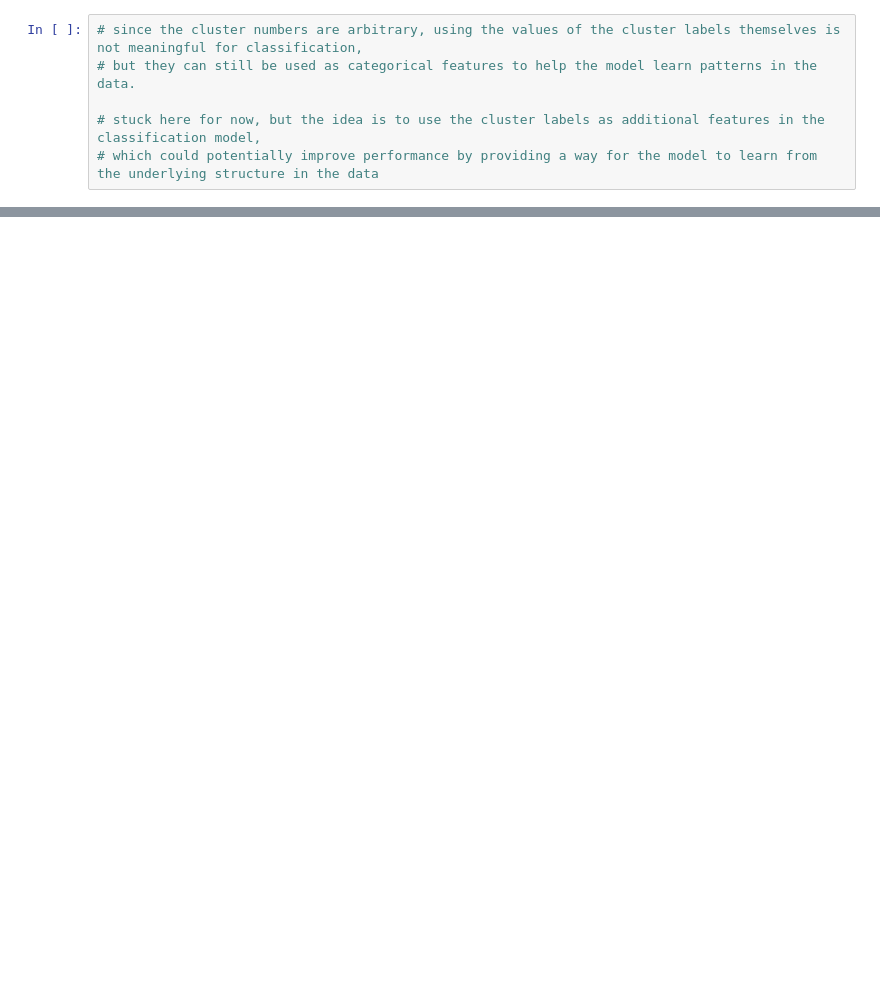
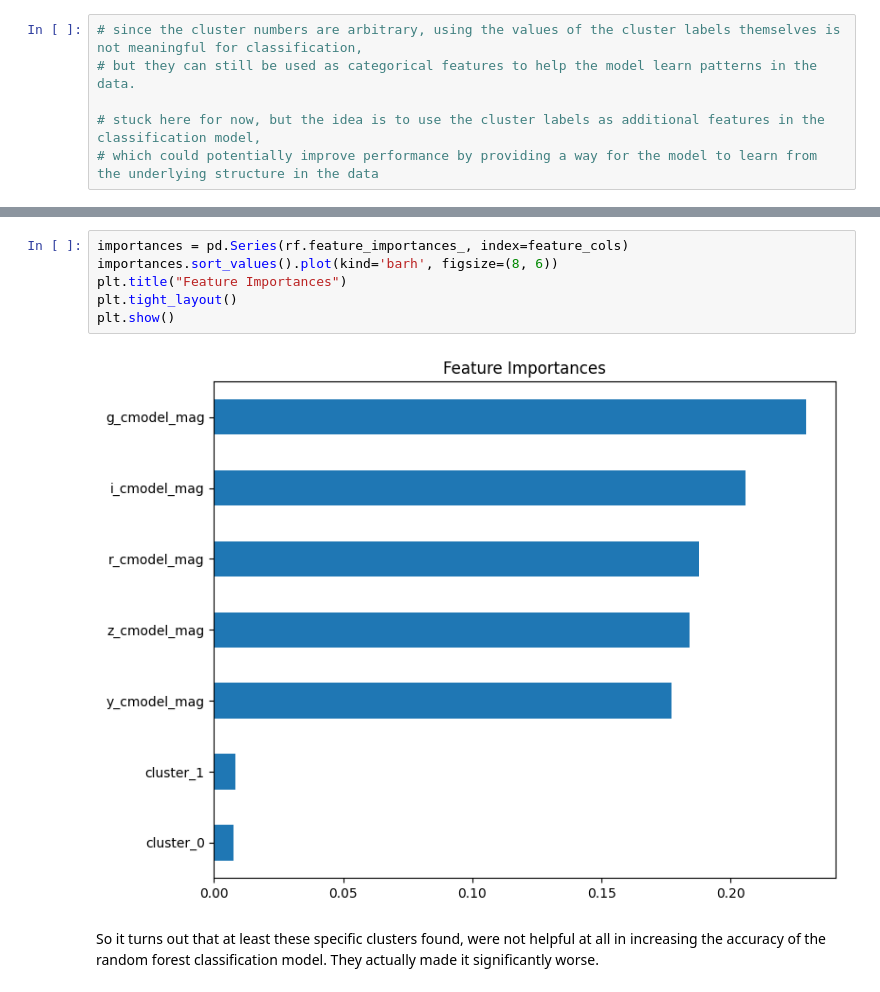
Before and after one commit to MADS-Milestone-2/Galaxy-Classifier, a Jupyter notebook: group-4-second-draft.ipynb, the cells around one changed output, grey strips where cells are left out. Drawn from its saved outputs; the diff is of its cells as text; blank space fills up the shorter version.

```diff
--- a/group-4-second-draft.ipynb
+++ b/group-4-second-draft.ipynb
@@ -1163,0 +1312,10 @@ model_df_with_cluster.head()
+# %%
+importances = pd.Series(rf.feature_importances_, index=feature_cols)
+importances.sort_values().plot(kind='barh', figsize=(8, 6))
+plt.title("Feature Importances")
+plt.tight_layout()
+plt.show()
+# %% [output]
+[figure, added]
+# %% [markdown]
+So it turns out that at least these specific clusters found, were not helpful at all in increasing the accuracy of the random forest classification model. They actually made it significantly worse.
```
Also changed, not shown: parts of 27 cells of this notebook.
